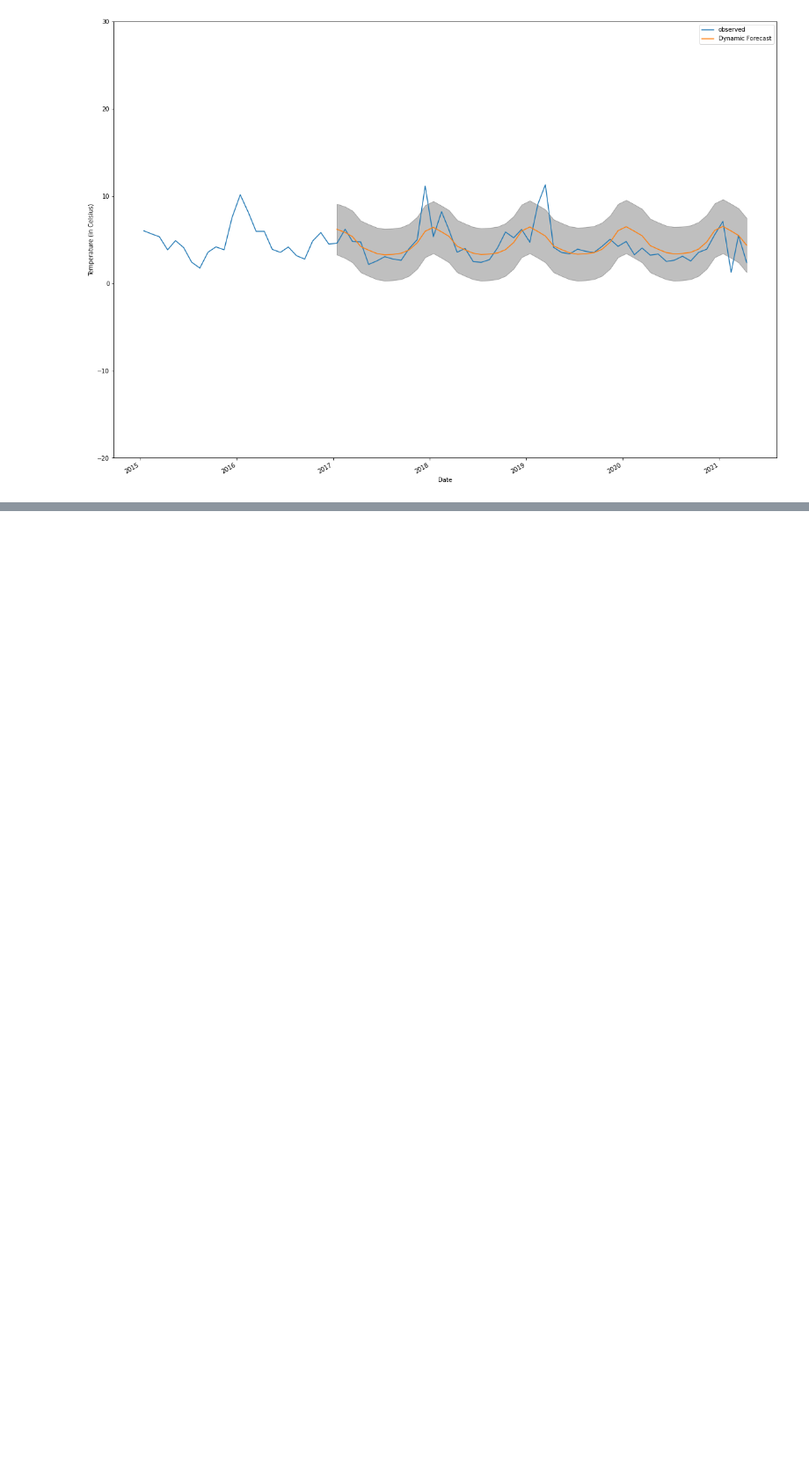
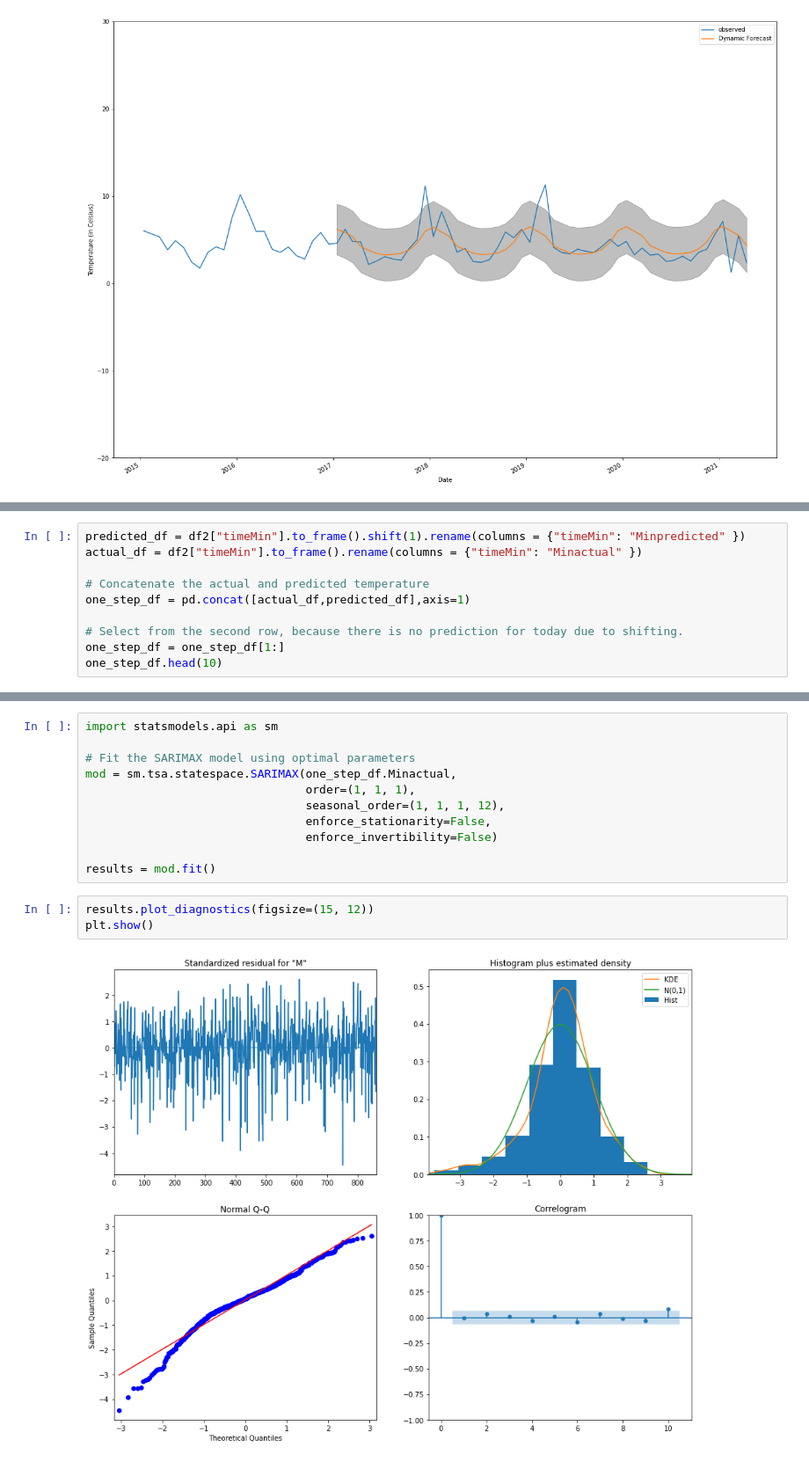
Before and after one commit to rubenkerkhofs/modern-data-analytics, a Jupyter notebook: Mitja Code/Code Final.ipynb, the cells around one changed output, grey strips where cells are left out. Shown at 88% size. Saved outputs shown, nothing was run; the diff lists cells and outputs as text; blank space fills up the shorter version.

Commit message:
Added for min temperatures

```diff
--- a/Mitja Code/Code Final.ipynb
+++ b/Mitja Code/Code Final.ipynb
@@ -789,0 +784,10 @@ plt.show()
+# %%
+predicted_df = df2["timeMin"].to_frame().shift(1).rename(columns = {"timeMin": "Minpredicted" })
+actual_df = df2["timeMin"].to_frame().rename(columns = {"timeMin": "Minactual" })
+
+# Concatenate the actual and predicted temperature
+one_step_df = pd.concat([actual_df,predicted_df],axis=1)
+
+# Select from the second row, because there is no prediction for today due to shifting.
+one_step_df = one_step_df[1:]
+one_step_df.head(10)
@@ -789,0 +870,16 @@ plt.show()
+# %%
+import statsmodels.api as sm
+
+# Fit the SARIMAX model using optimal parameters
+mod = sm.tsa.statespace.SARIMAX(one_step_df.Minactual,
+                                order=(1, 1, 1),
+                                seasonal_order=(1, 1, 1, 12),
+                                enforce_stationarity=False,
+                                enforce_invertibility=False)
+
+results = mod.fit()
+# %%
+results.plot_diagnostics(figsize=(15, 12))
+plt.show()
+# %% [output]
+[figure, added]
```
Also changed, not shown: parts of 18 cells of this notebook.
